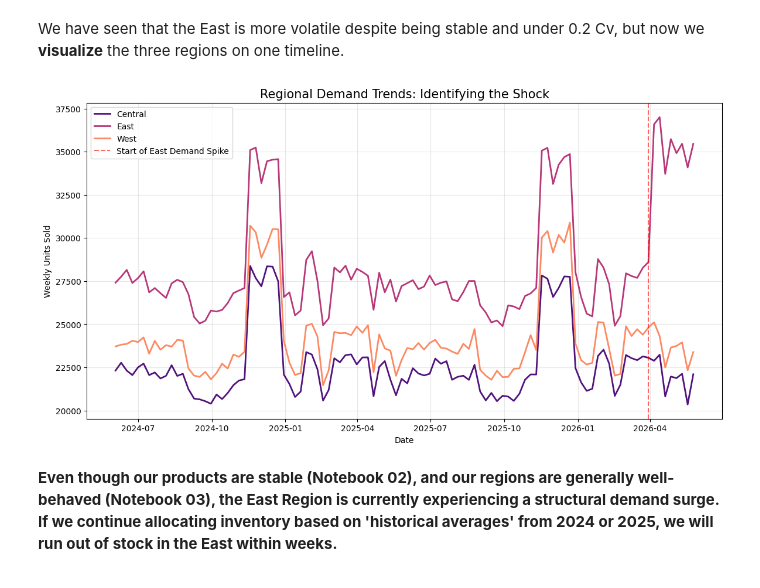
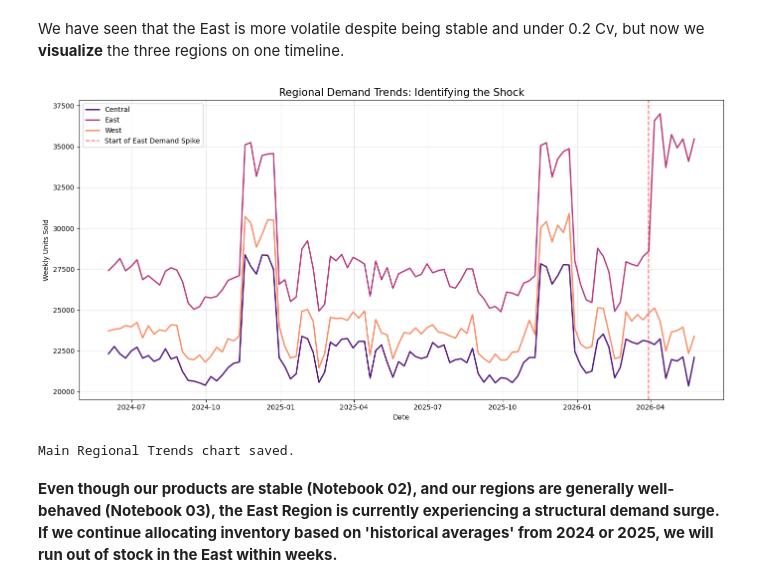
Before and after one commit to johnkirima/Supply-Chain-DI, a Jupyter notebook: notebooks/03_Region Volatility.ipynb, the cells around one changed output. Saved outputs shown, nothing was run; the diff lists cells and outputs as text; code cells hidden in the pictures.

```diff
--- a/notebooks/03_Region Volatility.ipynb
+++ b/notebooks/03_Region Volatility.ipynb
@@ -86,30 +86,34 @@ We have seen that the East is more volatile despite being stable and under 0.2 C
 # %%
 # Aggregate demand by week and region
 regional_trends = con.sql("""
     SELECT
         region,
         date,
         SUM(demand_units) as total_demand
     FROM demand_history
     GROUP BY region, date
     ORDER BY date, region
 """).df()
 
 # Plotting the pulse of the regions
 plt.figure(figsize=(14, 7))
 sns.lineplot(data=regional_trends, x='date', y='total_demand', hue='region', palette='magma', linewidth=2)
 
 # Mark the start of the "Uncertainty Spike" (last 8 weeks)
 spike_start = regional_trends['date'].max() - pd.Timedelta(weeks=8)
 plt.axvline(spike_start, color='red', linestyle='--', alpha=0.6, label='Start of East Demand Spike')
 
 plt.title('Regional Demand Trends: Identifying the Shock', fontsize=15)
 plt.ylabel('Weekly Units Sold')
 plt.xlabel('Date')
 plt.legend()
 plt.grid(True, alpha=0.3)
+plt.tight_layout()
+plt.savefig("../outputs/charts/03_weekly_demand_by_region.png", dpi=300, bbox_inches="tight")
 plt.show()
+print("Main Regional Trends chart saved.")
 # %% [output]
-[figure, old version]
+[figure, new version]
+Main Regional Trends chart saved.
 # %% [markdown]
 **Even though our products are stable (Notebook 02), and our regions are generally well-behaved (Notebook 03), the East Region is currently experiencing a structural demand surge. If we continue allocating inventory based on 'historical averages' from 2024 or 2025, we will run out of stock in the East within weeks.**
```
Also changed, not shown: 11 other files.
